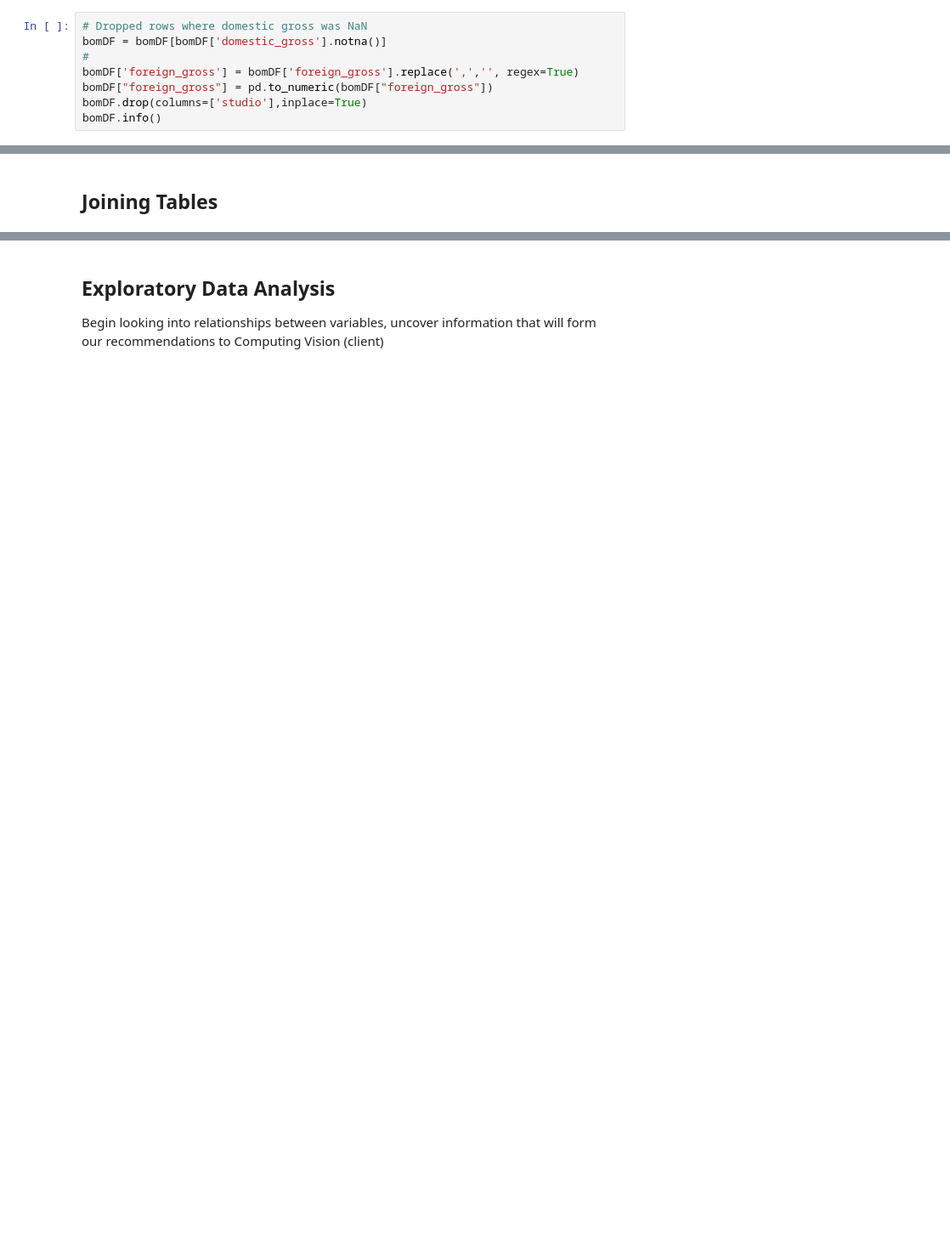
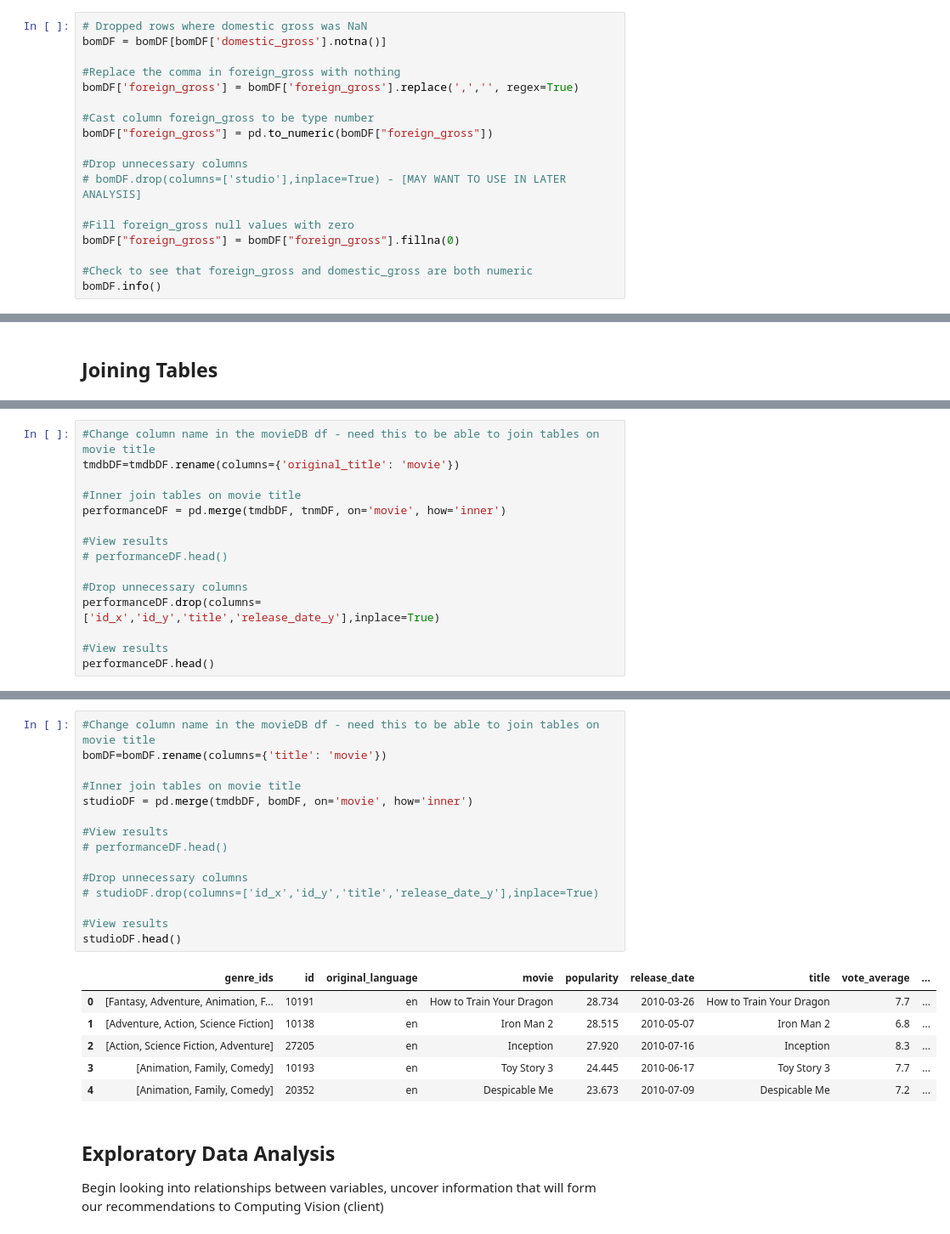
Before and after one commit to Brandon-Meyer0/git-dat-money, a Jupyter notebook: Capstone Group 1A.ipynb, the cells around one changed output, grey strips where cells are left out. Shown at 85% size. Saved outputs shown, nothing was run; the diff lists cells and outputs as text; blank space fills up the shorter version.

```diff
--- a/Capstone Group 1A.ipynb
+++ b/Capstone Group 1A.ipynb
@@ -300,10 +387,20 @@ None
 # %%
 # Dropped rows where domestic gross was NaN
 bomDF = bomDF[bomDF['domestic_gross'].notna()]
-#
+
+#Replace the comma in foreign_gross with nothing
 bomDF['foreign_gross'] = bomDF['foreign_gross'].replace(',','', regex=True)
+
+#Cast column foreign_gross to be type number
 bomDF["foreign_gross"] = pd.to_numeric(bomDF["foreign_gross"])
-bomDF.drop(columns=['studio'],inplace=True)
+
+#Drop unnecessary columns
+# bomDF.drop(columns=['studio'],inplace=True) - [MAY WANT TO USE IN LATER ANALYSIS]
+
+#Fill foreign_gross null values with zero
+bomDF["foreign_gross"] = bomDF["foreign_gross"].fillna(0)
+
+#Check to see that foreign_gross and domestic_gross are both numeric
 bomDF.info()
 # %% [output]
 <class 'pandas.core.frame.DataFrame'>
@@ -472,0 +617,15 @@ tnmDF.head()
+# %%
+#Change column name in the movieDB df - need this to be able to join tables on movie title
+tmdbDF=tmdbDF.rename(columns={'original_title': 'movie'})
+
+#Inner join tables on movie title
+performanceDF = pd.merge(tmdbDF, tnmDF, on='movie', how='inner')
+
+#View results
+# performanceDF.head()
+
+#Drop unnecessary columns
+performanceDF.drop(columns=['id_x','id_y','title','release_date_y'],inplace=True)
+
+#View results
+performanceDF.head()
@@ -473,3 +666,25 @@ tnmDF.head()
+# %%
+#Change column name in the movieDB df - need this to be able to join tables on movie title
+bomDF=bomDF.rename(columns={'title': 'movie'})
+
+#Inner join tables on movie title
+studioDF = pd.merge(tmdbDF, bomDF, on='movie', how='inner')
+
+#View results
+# performanceDF.head()
+
+#Drop unnecessary columns
+# studioDF.drop(columns=['id_x','id_y','title','release_date_y'],inplace=True)
+
+#View results
+studioDF.head()
+# %% [output]
+|  | genre_ids | id | original_language | movie | popularity | release_date | title | vote_average | ... |
+| 0 | [Fantasy, Adventure, Animation, F... | 10191 | en | How to Train Your Dragon | 28.734 | 2010-03-26 | How to Train Your Dragon | 7.7 | ... |
+| 1 | [Adventure, Action, Science Fiction] | 10138 | en | Iron Man 2 | 28.515 | 2010-05-07 | Iron Man 2 | 6.8 | ... |
+| 2 | [Action, Science Fiction, Adventure] | 27205 | en | Inception | 27.920 | 2010-07-16 | Inception | 8.3 | ... |
+| 3 | [Animation, Family, Comedy] | 10193 | en | Toy Story 3 | 24.445 | 2010-06-17 | Toy Story 3 | 7.7 | ... |
+| 4 | [Animation, Family, Comedy] | 20352 | en | Despicable Me | 23.673 | 2010-07-09 | Despicable Me | 7.2 | ... |
 # %% [markdown]
 ## Exploratory Data Analysis
 Begin looking into relationships between variables, uncover information that will form our recommendations to Computing Vision (client)
```
Also changed, not shown: parts of 67 cells of this notebook.
